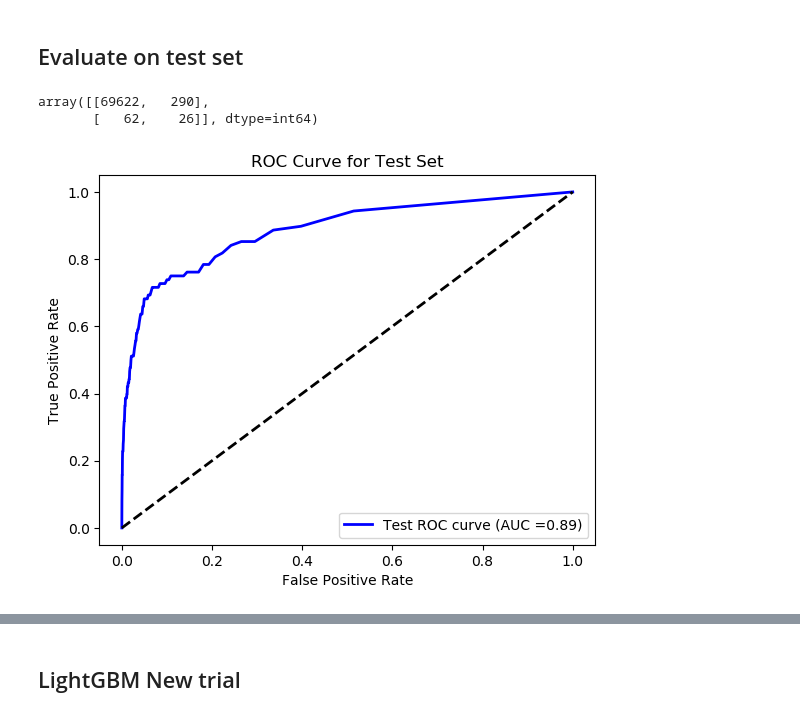
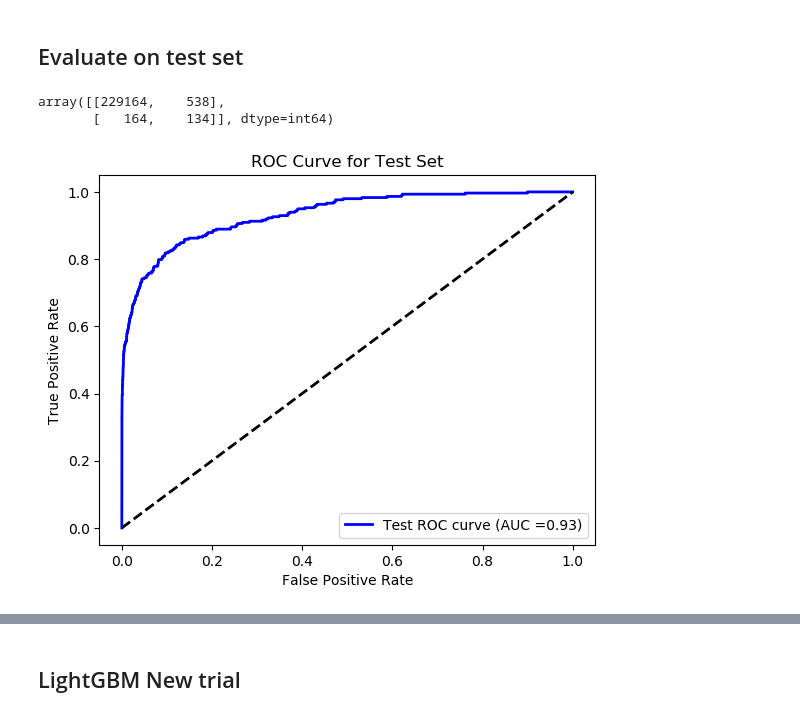
Before and after one commit to amiira-e/fyp, a Jupyter notebook: PCA_RanadomForest.ipynb, the cells around one changed output, grey strips where cells are left out. Cells and saved outputs as stored; diff of their text form; code cells hidden in the pictures.

```diff
--- a/PCA_RanadomForest.ipynb
+++ b/PCA_RanadomForest.ipynb
@@ -382,7 +384,7 @@ cov_matrix_train = np.cov(X_train_stdized.T)
 eig_vals_train, eig_vecs_train = np.linalg.eig(cov_matrix_train)
 
 # select the top k eigenvectors for the training data
-pca_train = PCA(n_components=6)
+pca_train = PCA(n_components=3)
 X_train_pca = pca_train.fit_transform(X_train_stdized)
 
 # project the test data onto the selected eigenvectors from the training data
@@ -414,3 +416,5 @@ y_train_resampled_final = pd.Series(y_train_resampled_final)
 
 X_train_pca_df.reset_index(drop=True, inplace=True)
 y_train_resampled_final.reset_index(drop=True, inplace=True)
+# %%
+X_test_pca_df = X_test_pca_df.rename(columns={0: 'PC1', 1: 'PC2', 2: 'PC3'})
@@ -1742,3 +1879,18 @@ import matplotlib.pyplot as plt
 fig, ax = plt.subplots(figsize=(25,25))
 lgb.plot_tree(clf, tree_index=0, ax=ax)
 plt.show()
+# %%
+import lightgbm as lgb
+import matplotlib.pyplot as plt
+
+# Define figure size and DPI
+fig, ax = plt.subplots(figsize=(50,50), dpi=100)
+
+# Set font size
+plt.rcParams.update({'font.size': 18})
+
+# Plot the first tree
+lgb.plot_tree(clf, tree_index=0, ax=ax, show_info=['split_gain', 'internal_value', 'internal_count'])
+
+# Show the plot
+plt.show()
@@ -1745,3 +1932,24 @@ plt.show()
+# %%
+import lightgbm as lgb
+import matplotlib.pyplot as plt
+
+# Define figure size and DPI
+fig, ax = plt.subplots(figsize=(50,50), dpi=100)
+
+# Set font size
+plt.rcParams.update({'font.size': 18})
+
+# Define node attributes with desired color scheme
+node_attr = {'shape': 'box', 'style': 'filled', 'fillcolor': '#ffffff', 'color': 'black', 'penwidth': '1.2', 'fontname': 'Arial', 'fontsize': '10'}
+
+# Set leaf node color to green
+node_attr['fillcolor'] = 'green'
+
+# Plot the first tree with colored leaf nodes
+lgb.plot_tree(clf, tree_index=0, ax=ax, show_info=['split_gain', 'internal_value', 'internal_count'], node_attr=node_attr)
+
+# Show the plot
+plt.show()
 # %% [markdown]
 ## Misclassification error
 # %%
@@ -1846,7 +2054,7 @@ plt.show()
 # %%
 from sklearn.metrics import precision_recall_curve
 # Get predicted probabilities for the test data
-y_prob = rf_model.predict_proba(X_test_pca_df)[:,1]
+y_prob = clf.predict_proba(X_test_pca_df)[:,1]
 
 # Set different thresholds and compute precision, recall, and F1-score for each threshold
 thresholds = np.arange(0.1,30,0.1)
@@ -1871,28 +2079,28 @@ y_pred = (y_prob >= optimal_threshold).astype(int)
 # Evaluate the performance of the classifier for the optimal threshold
 confusion_matrix(y_test, y_pred)
 # %% [output]
-array([[69622,   290],
-       [   62,    26]], dtype=int64)
+array([[229164,    538],
+       [   164,    134]], dtype=int64)
 # %%
 from sklearn.metrics import classification_report, confusion_matrix, roc_curve, auc
 import matplotlib.pyplot as plt
 
 # Predict the class labels and probabilities for the test set
-y_test_pred = rf_model.predict(X_test_pca_df)
-y_test_prob = rf_model.predict_proba(X_test_pca_df)[:, 1]
+y_test_pred = clf.predict(X_test_pca_df)
+y_test_prob = clf.predict_proba(X_test_pca_df)[:, 1]
 # Compute the false positive rate, true positive rate, and AUC for the test set
 fpr_test, tpr_test, thresholds_test = roc_curve(y_test, y_test_prob)
 roc_auc_test = auc(fpr_test, tpr_test)
 # Plot the ROC curve for the test set
 plt.plot(fpr_test, tpr_test, color='blue', lw=2, label='Test ROC curve (AUC =%0.2f)' % roc_auc_test)
 plt.plot([0, 1], [0, 1], color='black', lw=2, linestyle='--')
 plt.xlabel('False Positive Rate')
 plt.ylabel('True Positive Rate')
 plt.title('ROC Curve for Test Set')
 plt.legend(loc="lower right")
 plt.show()
 # %% [output]
-[figure, old version]
+[figure, new version]
 # %%
 # Print the precision, recall, and F1-score for each threshold
 print("Threshold\tPrecision\tRecall\t\tF1-Score")
```
Also changed, not shown: parts of 59 cells of this notebook, 2 other files.
